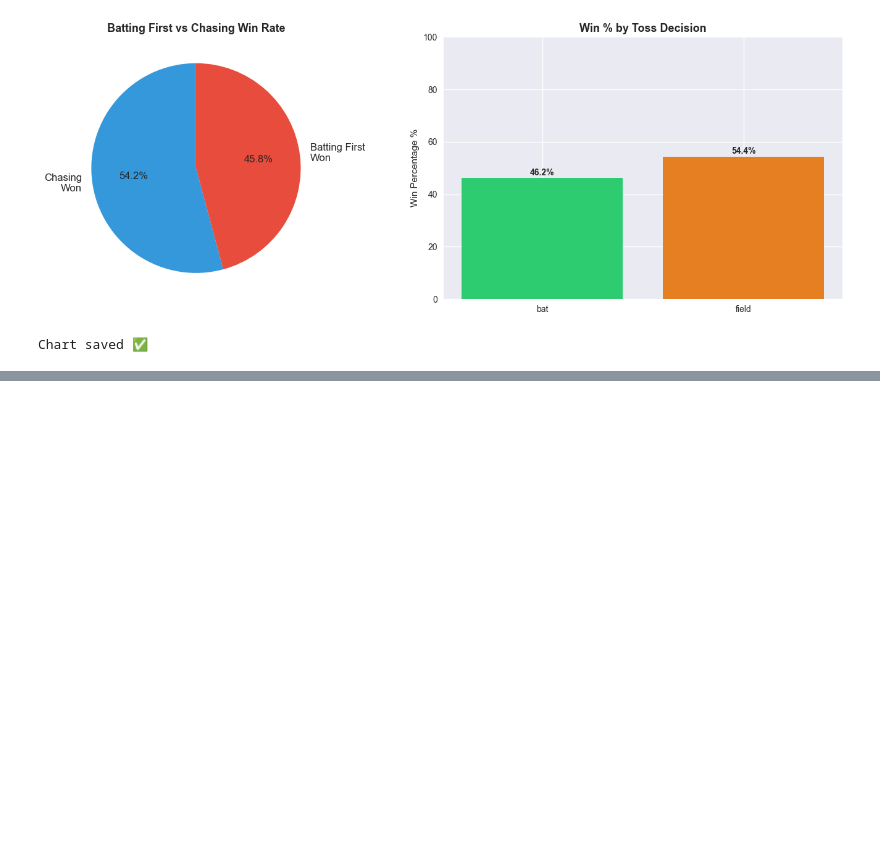
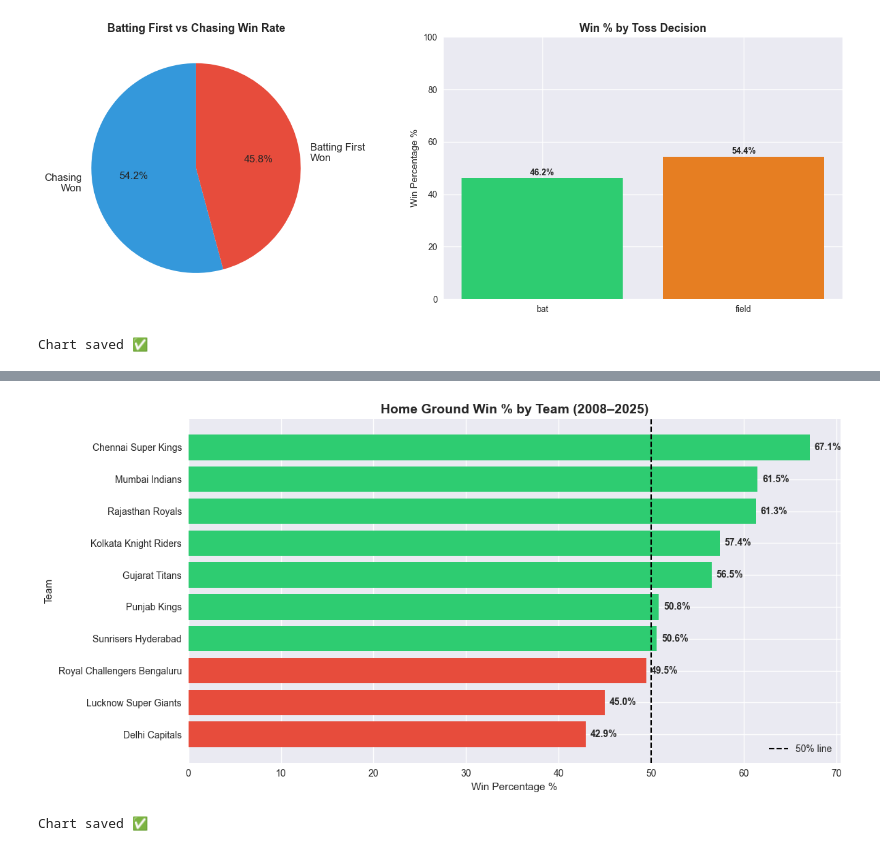
Before and after one commit to bhavanajavvaji-sys/ipl-analytics, a Jupyter notebook: notebooks/02_eda_matches.ipynb, the cells around one changed output, grey strips where cells are left out. Drawn from its saved outputs; the diff is of its cells as text; code cells hidden in the pictures; blank space fills up the shorter version.

```diff
--- a/notebooks/02_eda_matches.ipynb
+++ b/notebooks/02_eda_matches.ipynb
@@ -223,0 +398,17 @@ Chart saved ✅
+# %%
+home_matches['home_played'] = (
+    (home_matches['batting_team'] == home_matches['home_team']) |
+    (home_matches['bowling_team'] == home_matches['home_team'])
+)
+
+home_played = home_matches[home_matches['home_played'] == True].copy()
+home_played['home_won'] = home_played['match_won_by'] == home_played['home_team']
+
+home_advantage = home_played.groupby(['venue', 'home_team']).agg(
+    matches_played = ('match_id', 'nunique'),
+    home_wins = ('home_won', 'sum')
+).reset_index()
+
+home_advantage['win_pct'] = (home_advantage['home_wins'] / home_advantage['matches_played'] * 100).round(1)
+
+print(home_advantage[['venue', 'home_team', 'matches_played', 'home_wins', 'win_pct']])
@@ -223,0 +433,31 @@ Chart saved ✅
+# %%
+# Sort by win percentage
+home_advantage_sorted = home_advantage.sort_values('win_pct', ascending=False)
+
+plt.figure(figsize=(12, 6))
+
+colors = ['#2ecc71' if x >= 50 else '#e74c3c' for x in home_advantage_sorted['win_pct']]
+
+bars = plt.barh(home_advantage_sorted['home_team'][::-1],
+                home_advantage_sorted['win_pct'][::-1],
+                color=colors[::-1])
+
+plt.axvline(x=50, color='black', linestyle='--', linewidth=1.5, label='50% line')
+plt.title('Home Ground Win % by Team (2008–2025)',
+          fontsize=14, fontweight='bold')
+plt.xlabel('Win Percentage %')
+plt.ylabel('Team')
+plt.legend()
+
+for bar, val in zip(bars, home_advantage_sorted['win_pct'][::-1]):
+    plt.text(bar.get_width() + 0.5,
+             bar.get_y() + bar.get_height() / 2,
+             f'{val}%', va='center', fontweight='bold')
+
+plt.tight_layout()
+plt.savefig('../data/home_advantage.png', dpi=150, bbox_inches='tight')
+plt.show()
+print("Chart saved ✅")
+# %% [output]
+[figure, added]
+Chart saved ✅
```
Also changed, not shown: parts of 8 cells of this notebook.
